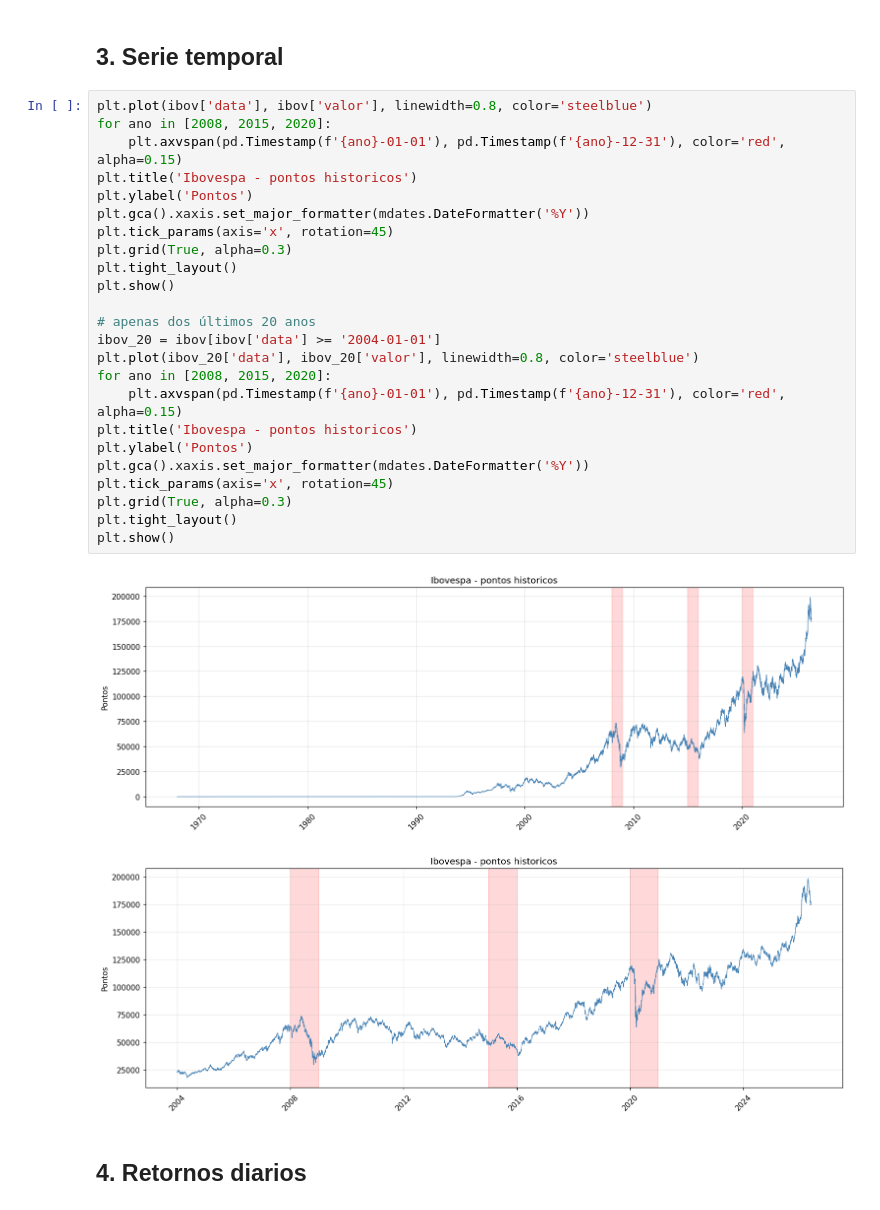
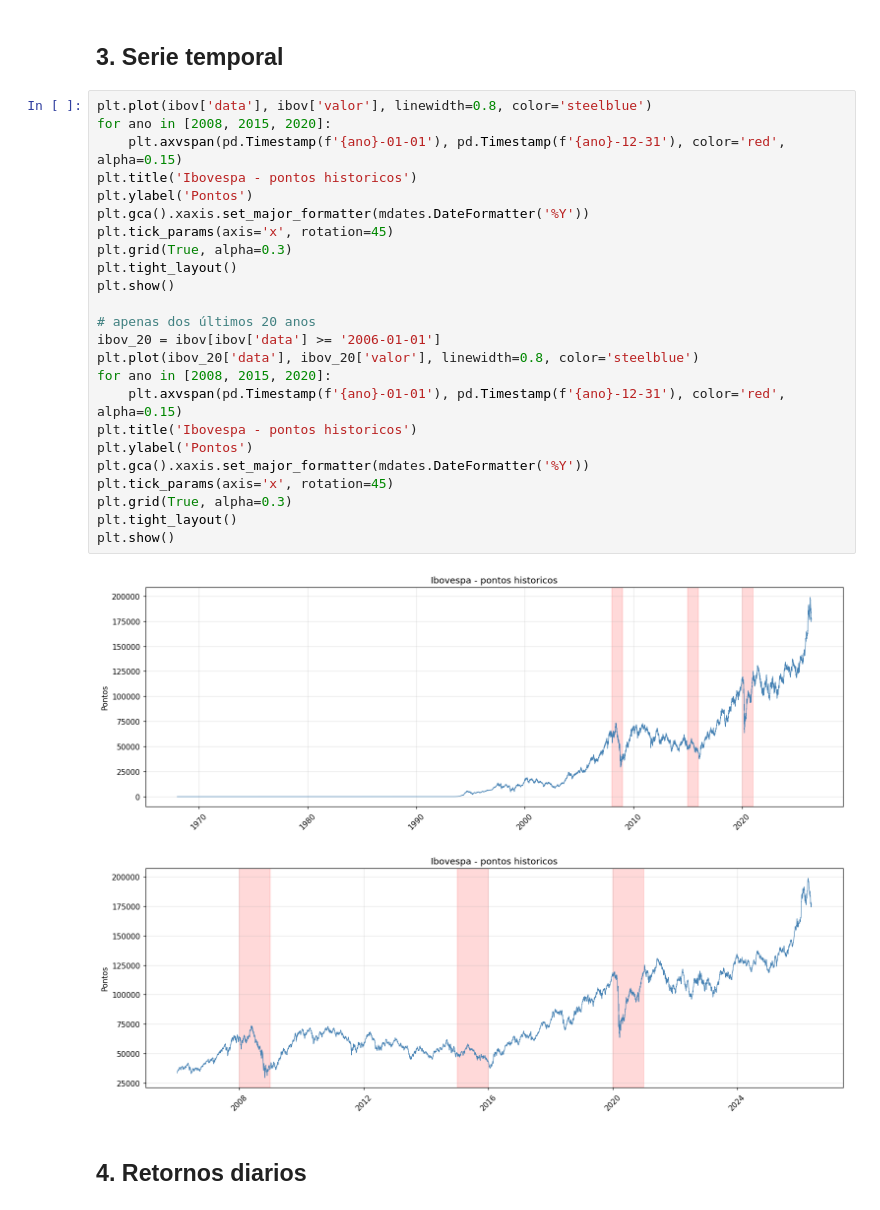
Before and after one commit to lumpleme/ML-previsoes-B3, a Jupyter notebook: analise_retorno.ipynb, the cells around one changed output. Saved outputs shown, nothing was run; the diff lists cells and outputs as text.

```diff
--- a/analise_e_limpeza.ipynb
+++ b/analise_retorno.ipynb
@@ -79,30 +79,30 @@ Name: valor, dtype: float64
 # %%
 plt.plot(ibov['data'], ibov['valor'], linewidth=0.8, color='steelblue')
 for ano in [2008, 2015, 2020]:
     plt.axvspan(pd.Timestamp(f'{ano}-01-01'), pd.Timestamp(f'{ano}-12-31'), color='red', alpha=0.15)
 plt.title('Ibovespa - pontos historicos')
 plt.ylabel('Pontos')
 plt.gca().xaxis.set_major_formatter(mdates.DateFormatter('%Y'))
 plt.tick_params(axis='x', rotation=45)
 plt.grid(True, alpha=0.3)
 plt.tight_layout()
 plt.show()
 
 # apenas dos últimos 20 anos
-ibov_20 = ibov[ibov['data'] >= '2004-01-01']
+ibov_20 = ibov[ibov['data'] >= '2006-01-01']
 plt.plot(ibov_20['data'], ibov_20['valor'], linewidth=0.8, color='steelblue')
 for ano in [2008, 2015, 2020]:
     plt.axvspan(pd.Timestamp(f'{ano}-01-01'), pd.Timestamp(f'{ano}-12-31'), color='red', alpha=0.15)
 plt.title('Ibovespa - pontos historicos')
 plt.ylabel('Pontos')
 plt.gca().xaxis.set_major_formatter(mdates.DateFormatter('%Y'))
 plt.tick_params(axis='x', rotation=45)
 plt.grid(True, alpha=0.3)
 plt.tight_layout()
 plt.show()
 # %% [output]
 [figure]
-[figure, old version]
+[figure, new version]
 # %% [markdown]
 ## 4. Retornos diarios
 # %%
```
Also changed, not shown: parts of 3 cells of this notebook, 9 other files.
